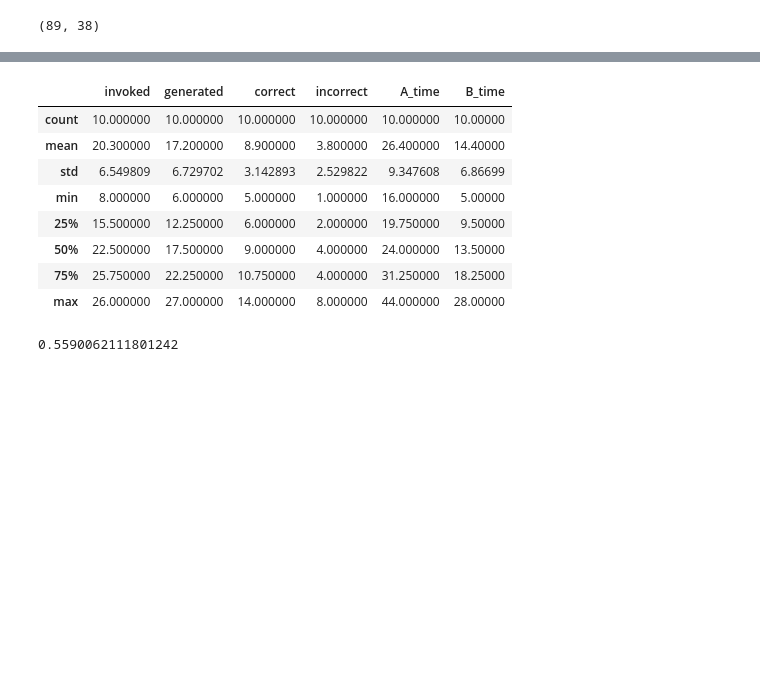
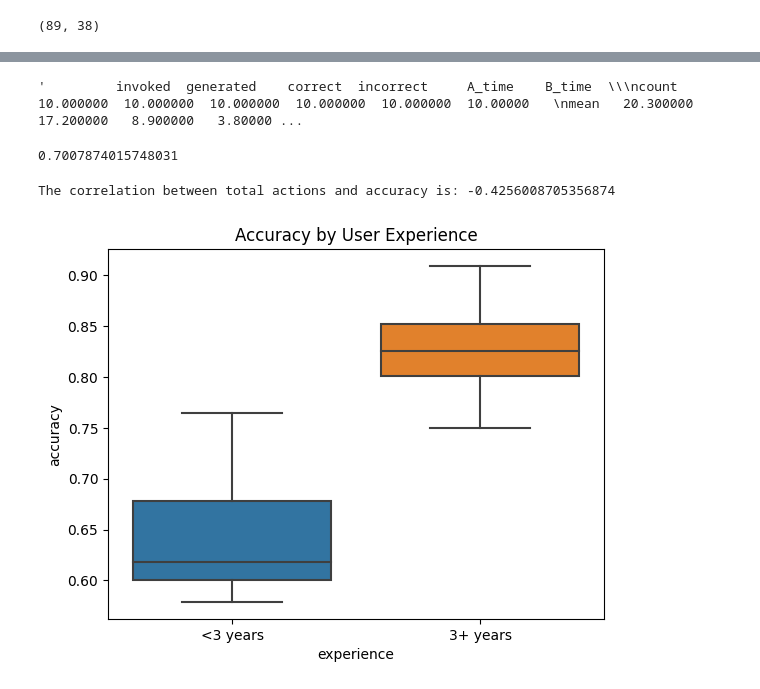
Before and after one commit to nedimazar/thesisPublic, a Jupyter notebook: src/userStudy/Usage Analysis.ipynb, the cells around one changed output, grey strips where cells are left out. Cells and saved outputs as stored; diff of their text form; code cells hidden in the pictures; blank space fills up the shorter version.

```diff
--- a/src/userStudy/Usage Analysis.ipynb
+++ b/src/userStudy/Usage Analysis.ipynb
@@ -132,18 +133,42 @@ fig.show()
 # %% [output]
 [interactive output not drawn]
 # %%
-df.describe()
+# Average individual metrics
+df['executed'] = df.correct + df.incorrect
+df['ignored'] = df.generated - df.executed
+df['accuracy'] = df.correct / df.executed
+df['run'] = df.correct + df.incorrect
+repr(df.describe())
 # %% [output]
-|  | invoked | generated | correct | incorrect | A_time | B_time |
-| count | 10.000000 | 10.000000 | 10.000000 | 10.000000 | 10.000000 | 10.00000 |
-| mean | 20.300000 | 17.200000 | 8.900000 | 3.800000 | 26.400000 | 14.40000 |
-| std | 6.549809 | 6.729702 | 3.142893 | 2.529822 | 9.347608 | 6.86699 |
-| min | 8.000000 | 6.000000 | 5.000000 | 1.000000 | 16.000000 | 5.00000 |
-| 25% | 15.500000 | 12.250000 | 6.000000 | 2.000000 | 19.750000 | 9.50000 |
-| 50% | 22.500000 | 17.500000 | 9.000000 | 4.000000 | 24.000000 | 13.50000 |
-| 75% | 25.750000 | 22.250000 | 10.750000 | 4.000000 | 31.250000 | 18.25000 |
-| max | 26.000000 | 27.000000 | 14.000000 | 8.000000 | 44.000000 | 28.00000 |
+'         invoked  generated    correct  incorrect     A_time    B_time  \\\ncount  10.000000  10.000000  10.000000  10.000000  10.000000  10.00000   \nmean   20.300000  17.200000   8.900000   3.80000 ...
-# %%
-9 / 16.1
-# %% [output]
-0.5590062111801242
+# %%
+df.correct.sum()/(df.incorrect.sum() + df.correct.sum())
+# %% [output]
+0.7007874015748031
+# %%
+df['total_actions'] = df['correct'] + df['incorrect']
+
+# Calculate the correlation between 'total_actions' and 'accuracy'
+correlation = df['total_actions'].corr(df['accuracy'])
+
+print(f"The correlation between total actions and accuracy is: {correlation}")
+# %% [output]
+The correlation between total actions and accuracy is: -0.4256008705356874
+# %%
+import seaborn as sns
+import matplotlib.pyplot as plt
+
+# Assuming that `df` is your DataFrame and it has a column 'user'
+# Create a list of users with less than 3 years of bash experience
+users_less_than_3_years = ['A', 'C', 'G', 'H', 'I', 'J']
+
+# Add a new column to the dataframe that categorizes users based on their experience
+df['experience'] = df['name'].apply(lambda x: '<3 years' if x in users_less_than_3_years else '3+ years')
+
+# Create a boxplot for each category
+sns.boxplot(x='experience', y='accuracy', data=df)
+
+plt.title("Accuracy by User Experience")
+plt.show()
+# %% [output]
+[figure, added]
```
Also changed, not shown: parts of 12 cells of this notebook, 7 other files.
